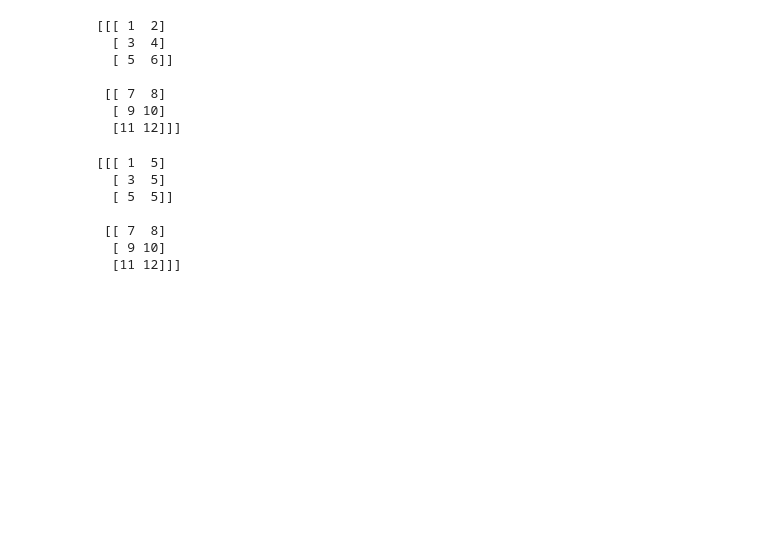
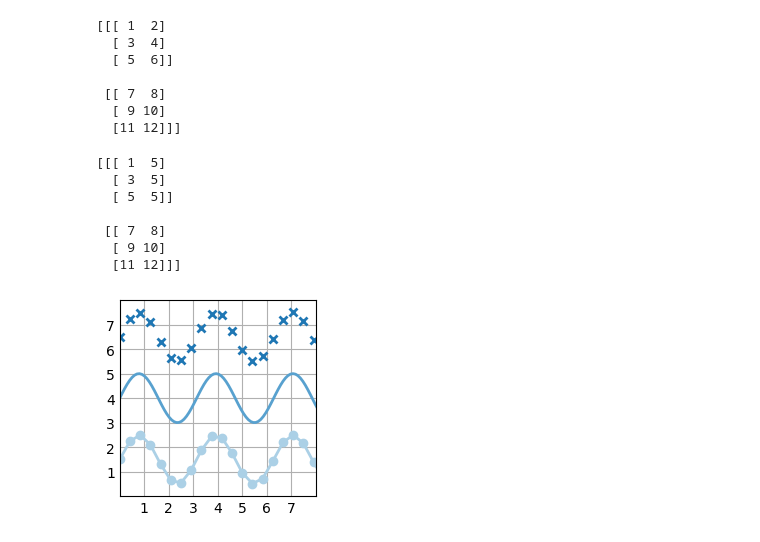
Before and after one commit to Ruhi1010/machine_learning, a Jupyter notebook: basic.ipynb, the cells around one changed output. Saved outputs shown, nothing was run; the diff lists cells and outputs as text; code cells hidden in the pictures; blank space fills up the shorter version.

```diff
--- a/basic.ipynb
+++ b/basic.ipynb
@@ -345,3 +345,28 @@ print(three_d_array)
  [[ 7  8]
   [ 9 10]
   [11 12]]]
+# %%
+import matplotlib.pyplot as plt
+import numpy as np
+
+plt.style.use('_mpl-gallery')
+
+# make data
+x = np.linspace(0, 10, 100)
+y = 4 + 1 * np.sin(2 * x)
+x2 = np.linspace(0, 10, 25)
+y2 = 4 + 1 * np.sin(2 * x2)
+
+# plot
+fig, ax = plt.subplots()
+
+ax.plot(x2, y2 + 2.5, 'x', markeredgewidth=2)
+ax.plot(x, y, linewidth=2.0)
+ax.plot(x2, y2 - 2.5, 'o-', linewidth=2)
+
+ax.set(xlim=(0, 8), xticks=np.arange(1, 8),
+       ylim=(0, 8), yticks=np.arange(1, 8))
+
+plt.show()
+# %% [output]
+[figure, added]
```
Also changed, not shown: parts of 2 cells of this notebook.
